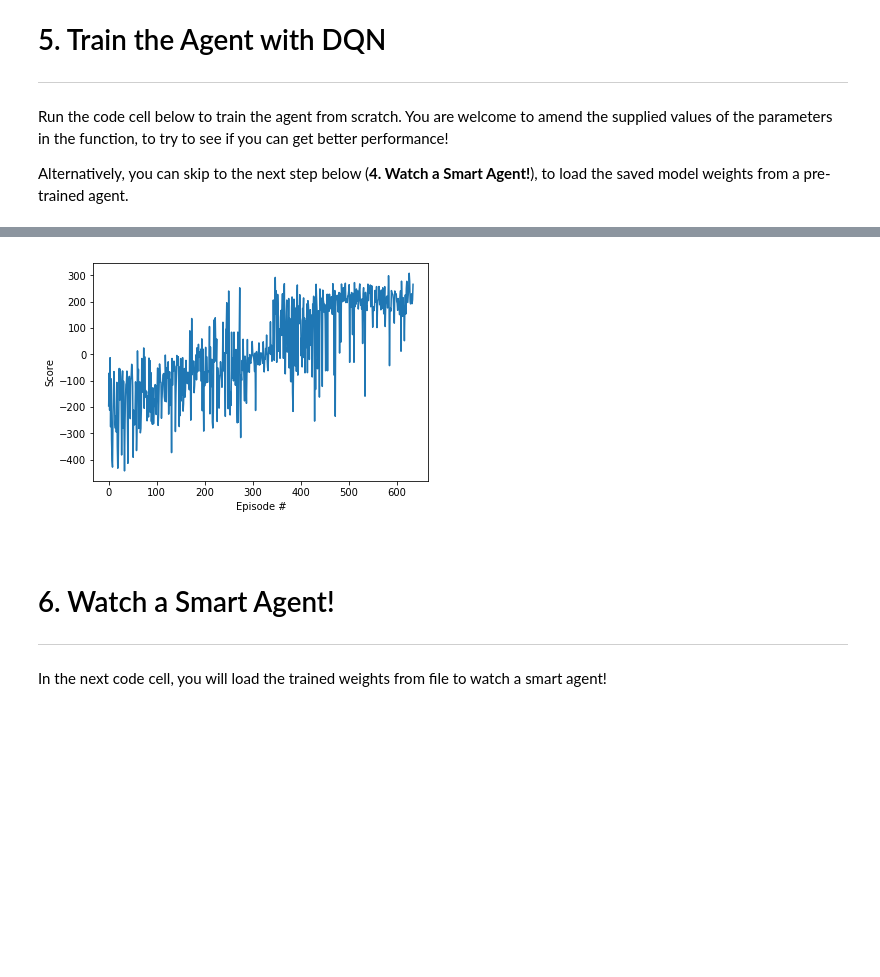
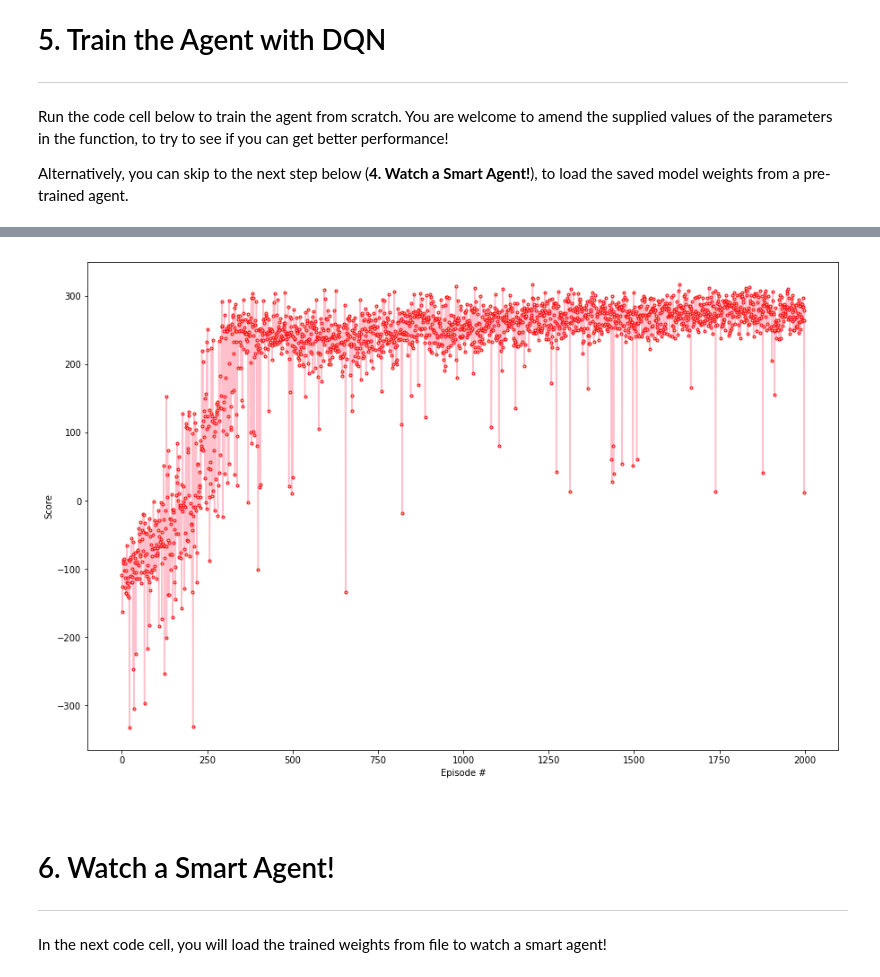
Before and after one commit to soheil-mp/Reinforcement-Learning-Algorithms, a Jupyter notebook: 05. Deep Q-Network/Deep Q-Network.ipynb, the cells around one changed output, grey strips where cells are left out. Cells and saved outputs as stored; diff of their text form; code cells hidden in the pictures; blank space fills up the shorter version.

```diff
--- a/05. Deep Q-Network/Deep Q-Network.ipynb
+++ b/05. Deep Q-Network/Deep Q-Network.ipynb
@@ -513,8 +513,8 @@ def dqn(n_episodes=2000, max_t=1000, eps_start=1.0, eps_end=0.01, eps_decay=0.99
             # Print the episode & average score
             print('\rEpisode {}\tAverage Score: {:.2f}'.format(i_episode, np.mean(scores_window)))
 
-        # If average of the most recent score is larger than 200
-        if np.mean(scores_window) >= 200.0:
+        # If average of the most recent score is larger than 300 (200 is a good number)
+        if np.mean(scores_window) >= 300.0:
 
             # Print the solved message
             print('\nEnvironment solved in {:d} episodes!\tAverage Score: {:.2f}'.format(i_episode-100, np.mean(scores_window)))
@@ -541,13 +553,13 @@ Environment solved in 535 episodes!     Average Score: 201.07
 # %%
 # Visualize the scores
-fig = plt.figure()
+fig = plt.figure(figsize = (15, 10))
 ax = fig.add_subplot(111)
-plt.plot(np.arange(len(scores)), scores)
+plt.plot(np.arange(len(scores)), scores, ".-", markeredgecolor="r", color="pink")
 plt.ylabel('Score')
 plt.xlabel('Episode #')
 plt.show()
 # %% [output]
-[figure, old version]
+[figure, new version]
 # %% [markdown]
 <br>
 
```
Also changed, not shown: parts of 1 cell of this notebook, 1 other file.
